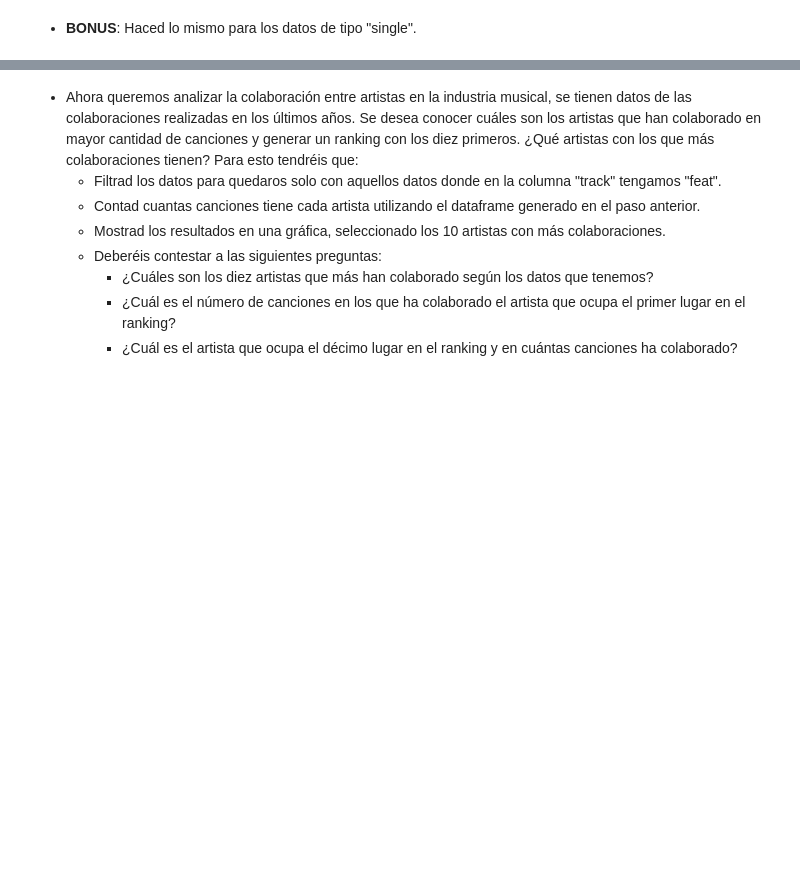
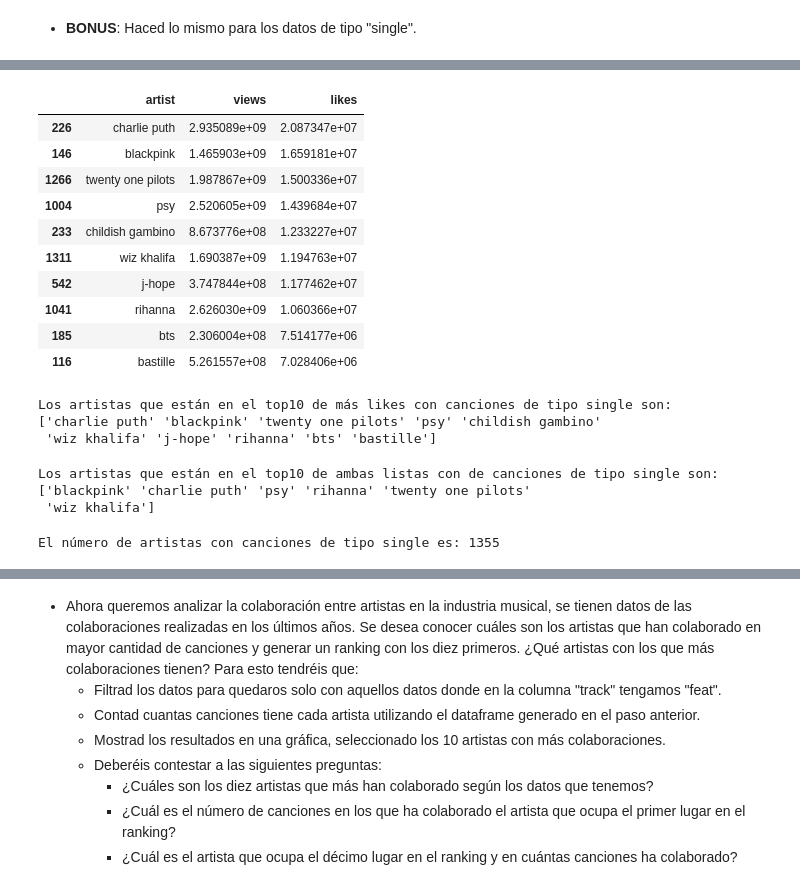
Before and after one commit to MaitaneP/adalab-da-evaluacion-modulo2-sprint1-MaitanePortilla, a Jupyter notebook: notebooks/evaluacion-mod-2-sprint-1-pandas.ipynb, the cells around one changed output, grey strips where cells are left out. Cells and saved outputs as stored; diff of their text form; code cells hidden in the pictures; blank space fills up the shorter version.

```diff
--- a/notebooks/evaluacion-mod-2-sprint-1-pandas.ipynb
+++ b/notebooks/evaluacion-mod-2-sprint-1-pandas.ipynb
@@ -538,0 +577,36 @@ fig.tight_layout()
+# %%
+# los 10 que más likes han tenido de tipo 'single'
+df_10likes_single = df_views_likes_single.sort_values(by='likes', ascending=False).head(10)
+df_10likes_single
+# %% [output]
+|  | artist | views | likes |
+| 226 | charlie puth | 2.935089e+09 | 2.087347e+07 |
+| 146 | blackpink | 1.465903e+09 | 1.659181e+07 |
+| 1266 | twenty one pilots | 1.987867e+09 | 1.500336e+07 |
+| 1004 | psy | 2.520605e+09 | 1.439684e+07 |
+| 233 | childish gambino | 8.673776e+08 | 1.233227e+07 |
+| 1311 | wiz khalifa | 1.690387e+09 | 1.194763e+07 |
+| 542 | j-hope | 3.747844e+08 | 1.177462e+07 |
+| 1041 | rihanna | 2.626030e+09 | 1.060366e+07 |
+| 185 | bts | 2.306004e+08 | 7.514177e+06 |
+| 116 | bastille | 5.261557e+08 | 7.028406e+06 |
+# %%
+# extraemos los artistas
+arr10likes_single = np.array(df_10likes_single['artist'])
+print(f'Los artistas que están en el top10 de más likes con canciones de tipo single son: \n{arr10likes_single}')
+# %% [output]
+Los artistas que están en el top10 de más likes con canciones de tipo single son:
+['charlie puth' 'blackpink' 'twenty one pilots' 'psy' 'childish gambino'
+ 'wiz khalifa' 'j-hope' 'rihanna' 'bts' 'bastille']
+# %%
+# sacamos los comunes a ambas listas (los que están en el top10 de visitas y likes de tipo 'single')
+arr_comunes_single = np.intersect1d(arr10views_single, arr10likes_single)
+print(f'Los artistas que están en el top10 de ambas listas con de canciones de tipo single son: \n{arr_comunes_single}')
+# %% [output]
+Los artistas que están en el top10 de ambas listas con de canciones de tipo single son:
+['blackpink' 'charlie puth' 'psy' 'rihanna' 'twenty one pilots'
+ 'wiz khalifa']
+# %%
+print(f'El número de artistas con canciones de tipo single es: {df_views_likes_single.shape[0]}')
+# %% [output]
+El número de artistas con canciones de tipo single es: 1355
```
Also changed, not shown: parts of 17 cells of this notebook, 3 other files.
